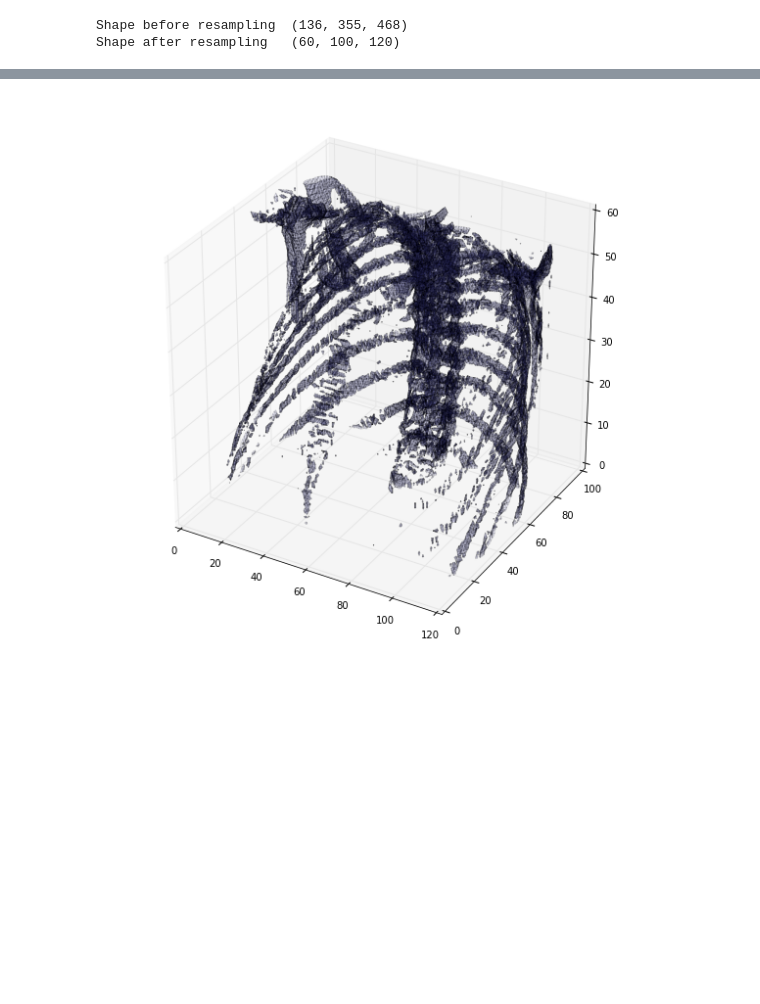
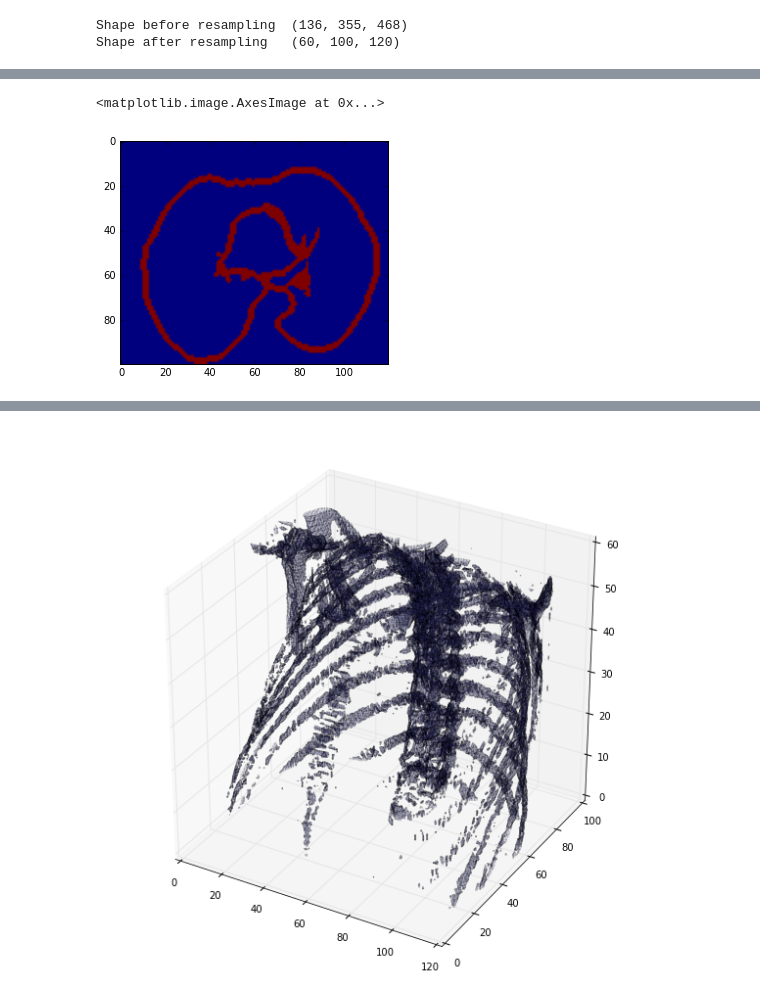
Before and after one commit to boleszek/DSB2017_nodule-detector, a Jupyter notebook: Preprocessing_tutorial.ipynb, the cells around one changed output, grey strips where cells are left out. Saved outputs shown, nothing was run; the diff lists cells and outputs as text; code cells hidden in the pictures; blank space fills up the shorter version.

```diff
--- a/Preprocessing_tutorial.ipynb
+++ b/Preprocessing_tutorial.ipynb
@@ -247,0 +247,10 @@ plt.imshow(msk_resampled[2], cmap=plt.cm.gray)
+# %%
+# The binary mask cannot be interpolated (looses continuity), so perform segmentation again!
+segmented_lungs_fill = segment_lung_mask(pix_resampled, True)
+# dilate segmented mask to include possible nodules on lung edges
+kernel = np.ones((5,5),np.uint8)
+dilated_mask = scipy.ndimage.morphology.binary_dilation(segmented_lungs_fill, iterations=3)
+plt.imshow(dilated_mask[34,:,:]-segmented_lungs_fill[34,:,:])
+# %% [output]
+<matplotlib.image.AxesImage at 0x...>
+[figure, added]
```
Also changed, not shown: parts of 16 cells of this notebook.
